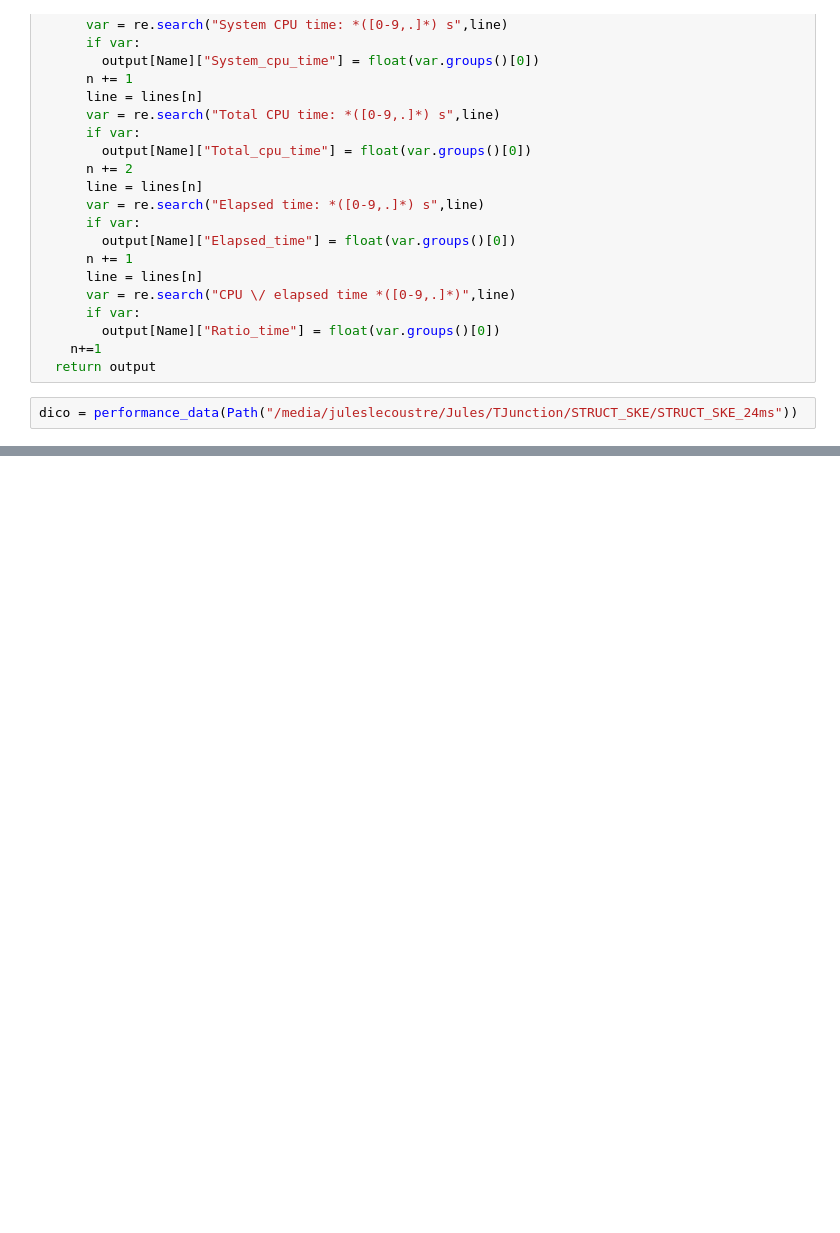
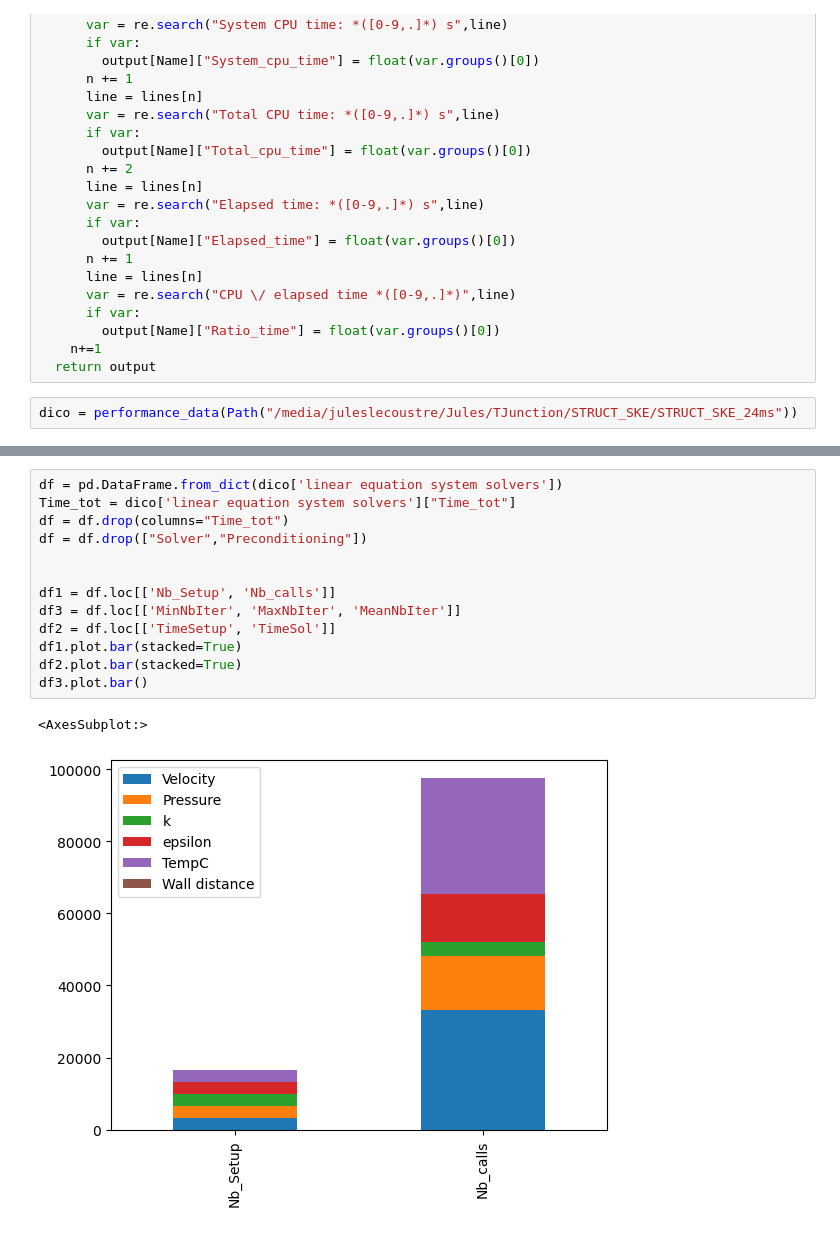
Before and after one commit to JulesL2/CS_Postprocess, a Jupyter notebook: Performances.ipynb, the cells around one changed output, grey strips where cells are left out. Saved outputs shown, nothing was run; the diff lists cells and outputs as text; blank space fills up the shorter version.

```diff
--- a/Performances.ipynb
+++ b/Performances.ipynb
@@ -171,0 +156,16 @@ pd.DataFrame.from_dict(dico['linear equation system solvers'])
+# %%
+df = pd.DataFrame.from_dict(dico['linear equation system solvers'])
+Time_tot = dico['linear equation system solvers']["Time_tot"]
+df = df.drop(columns="Time_tot")
+df = df.drop(["Solver","Preconditioning"])
+
+
+df1 = df.loc[['Nb_Setup', 'Nb_calls']]
+df3 = df.loc[['MinNbIter', 'MaxNbIter', 'MeanNbIter']]
+df2 = df.loc[['TimeSetup', 'TimeSol']]
+df1.plot.bar(stacked=True)
+df2.plot.bar(stacked=True)
+df3.plot.bar()
+# %% [output]
+<AxesSubplot:>
+[figure, added]
```
Also changed, not shown: parts of 8 cells of this notebook, 1 other file.
